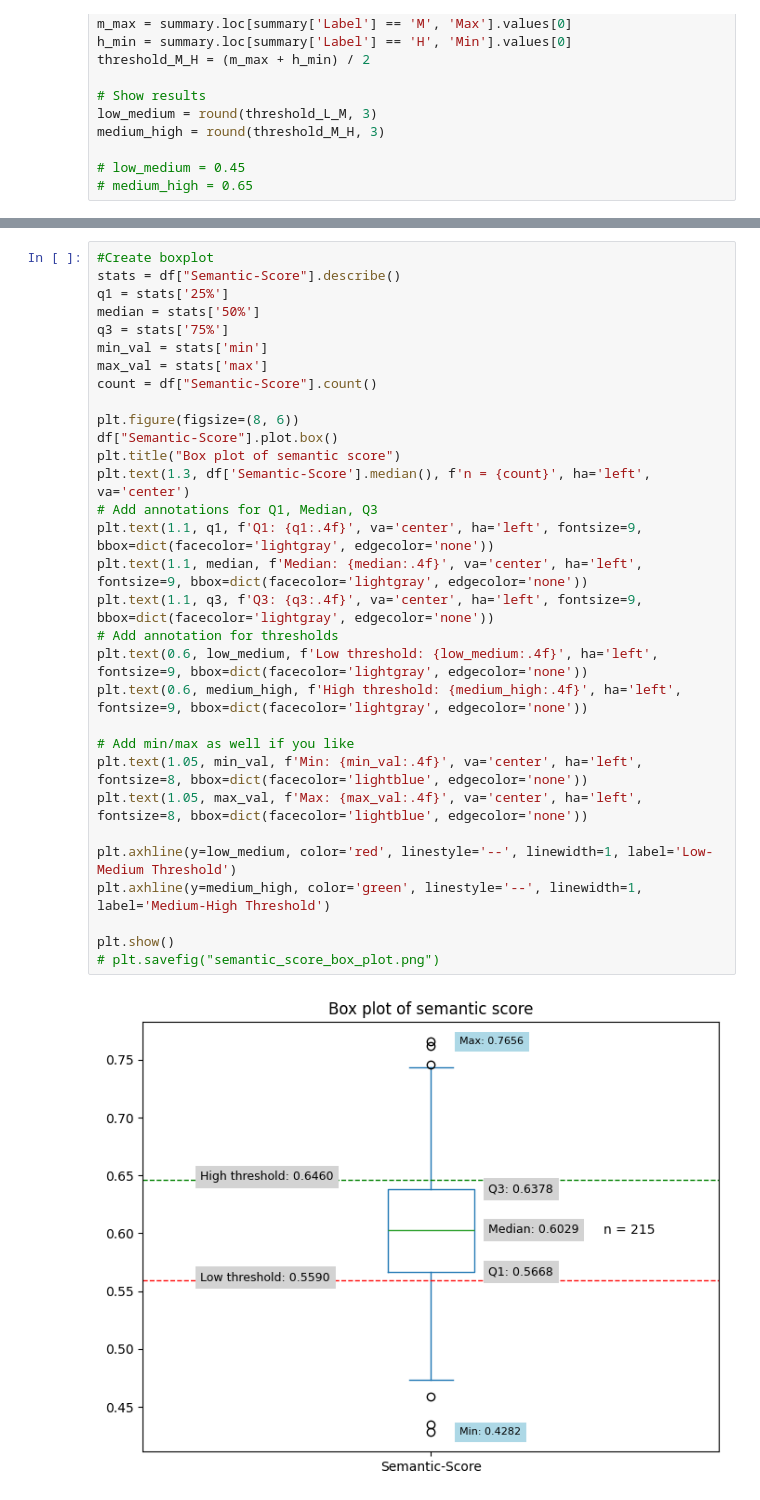
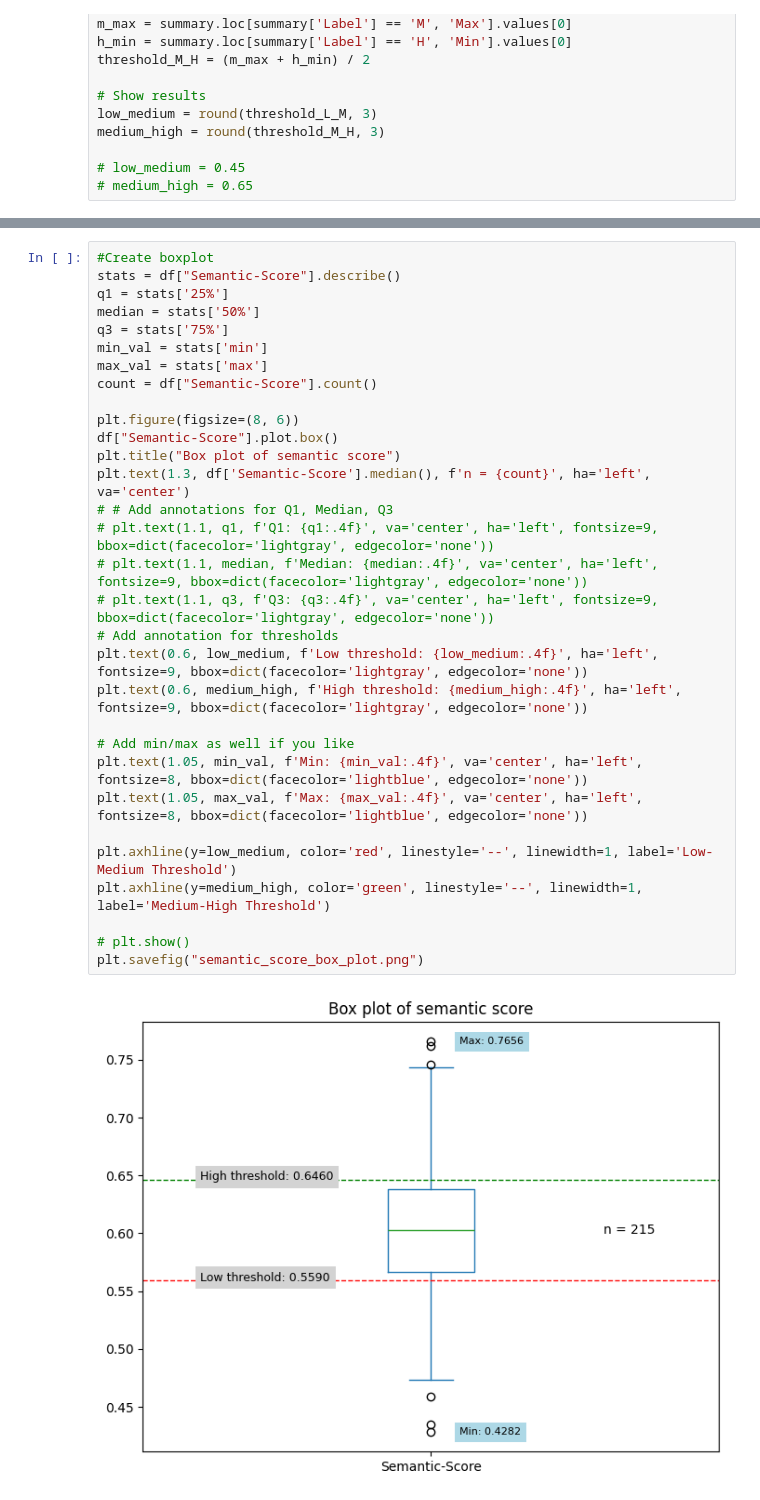
Before and after one commit to BrandtBoys/DocTide, a Jupyter notebook: labs/sem.ipynb, the cells around one changed output, grey strips where cells are left out. Saved outputs shown, nothing was run; the diff lists cells and outputs as text.

```diff
--- a/labs/sem.ipynb
+++ b/labs/sem.ipynb
@@ -228,33 +233,33 @@ medium_high = round(threshold_M_H, 3)
 # %%
 #Create boxplot
 stats = df["Semantic-Score"].describe()
 q1 = stats['25%']
 median = stats['50%']
 q3 = stats['75%']
 min_val = stats['min']
 max_val = stats['max']
 count = df["Semantic-Score"].count()
 
 plt.figure(figsize=(8, 6))
 df["Semantic-Score"].plot.box()
 plt.title("Box plot of semantic score")
 plt.text(1.3, df['Semantic-Score'].median(), f'n = {count}', ha='left', va='center')
-# Add annotations for Q1, Median, Q3
-plt.text(1.1, q1, f'Q1: {q1:.4f}', va='center', ha='left', fontsize=9, bbox=dict(facecolor='lightgray', edgecolor='none'))
-plt.text(1.1, median, f'Median: {median:.4f}', va='center', ha='left', fontsize=9, bbox=dict(facecolor='lightgray', edgecolor='none'))
-plt.text(1.1, q3, f'Q3: {q3:.4f}', va='center', ha='left', fontsize=9, bbox=dict(facecolor='lightgray', edgecolor='none'))
+# # Add annotations for Q1, Median, Q3
+# plt.text(1.1, q1, f'Q1: {q1:.4f}', va='center', ha='left', fontsize=9, bbox=dict(facecolor='lightgray', edgecolor='none'))
+# plt.text(1.1, median, f'Median: {median:.4f}', va='center', ha='left', fontsize=9, bbox=dict(facecolor='lightgray', edgecolor='none'))
+# plt.text(1.1, q3, f'Q3: {q3:.4f}', va='center', ha='left', fontsize=9, bbox=dict(facecolor='lightgray', edgecolor='none'))
 # Add annotation for thresholds
 plt.text(0.6, low_medium, f'Low threshold: {low_medium:.4f}', ha='left', fontsize=9, bbox=dict(facecolor='lightgray', edgecolor='none'))
 plt.text(0.6, medium_high, f'High threshold: {medium_high:.4f}', ha='left', fontsize=9, bbox=dict(facecolor='lightgray', edgecolor='none'))
 
 # Add min/max as well if you like
 plt.text(1.05, min_val, f'Min: {min_val:.4f}', va='center', ha='left', fontsize=8, bbox=dict(facecolor='lightblue', edgecolor='none'))
 plt.text(1.05, max_val, f'Max: {max_val:.4f}', va='center', ha='left', fontsize=8, bbox=dict(facecolor='lightblue', edgecolor='none'))
 
 plt.axhline(y=low_medium, color='red', linestyle='--', linewidth=1, label='Low-Medium Threshold')
 plt.axhline(y=medium_high, color='green', linestyle='--', linewidth=1, label='Medium-High Threshold')
 
-plt.show()
-# plt.savefig("semantic_score_box_plot.png")
+# plt.show()
+plt.savefig("semantic_score_box_plot.png")
 # %% [output]
-[figure, old version]
+[figure, new version]
```
Also changed, not shown: parts of 7 cells of this notebook, 3 other files.
